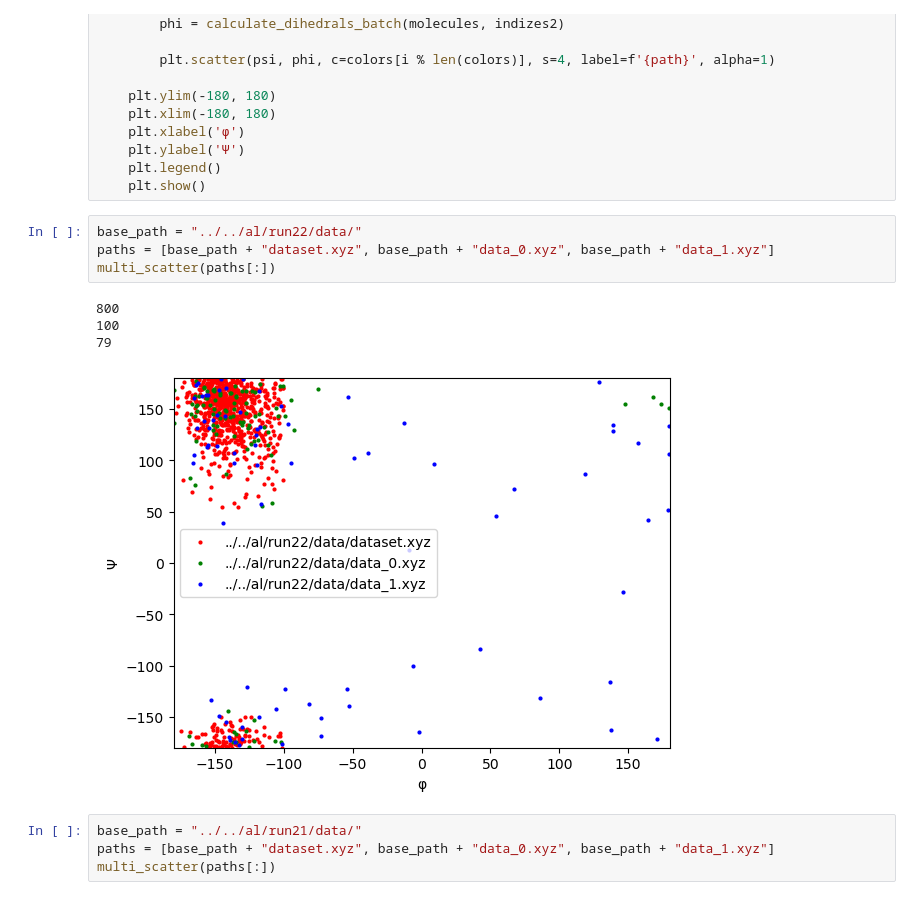
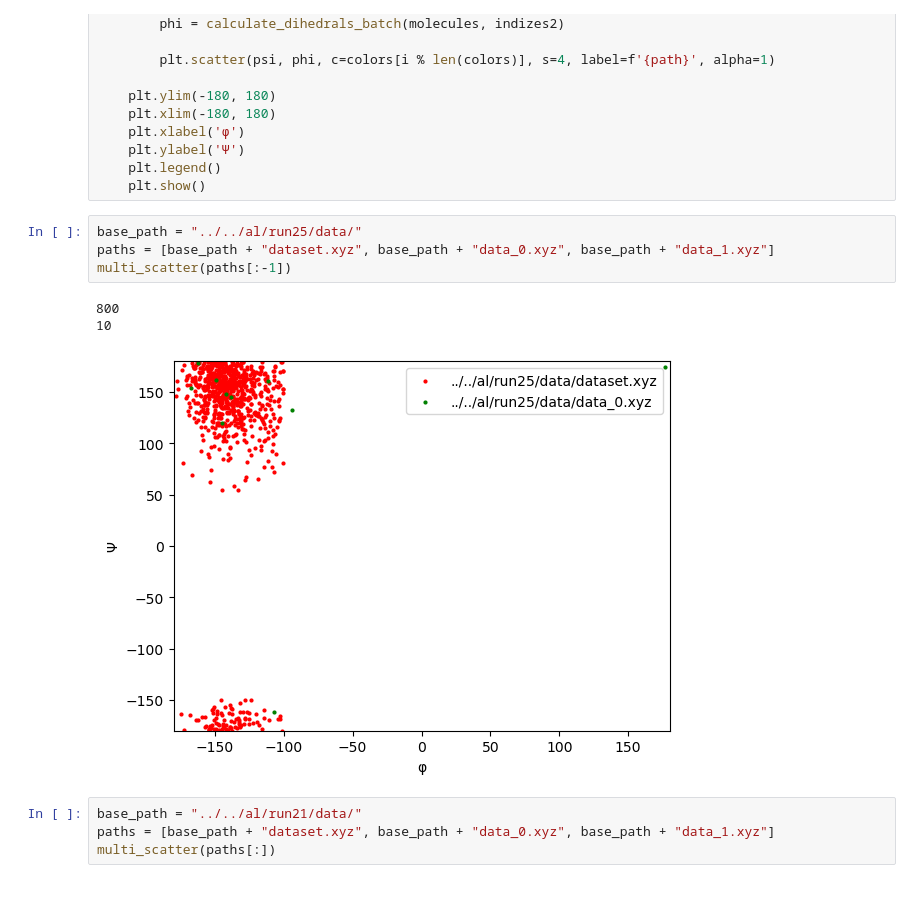
Before and after one commit to balu1029/gnn_uncertainty, a Jupyter notebook: datasets/helper/cv_visualizer.ipynb, the cells around one changed output. Saved outputs shown, nothing was run; the diff lists cells and outputs as text.

```diff
--- a/datasets/helper/cv_visualizer.ipynb
+++ b/datasets/helper/cv_visualizer.ipynb
@@ -189,14 +189,13 @@ def multi_scatter(paths):
     plt.legend()
     plt.show()
 # %%
-base_path = "../../al/run22/data/"
+base_path = "../../al/run25/data/"
 paths = [base_path + "dataset.xyz", base_path + "data_0.xyz", base_path + "data_1.xyz"]
-multi_scatter(paths[:])
+multi_scatter(paths[:-1])
 # %% [output]
 800
-100
-79
+10
-[figure, old version]
+[figure, new version]
 # %%
 base_path = "../../al/run21/data/"
 paths = [base_path + "dataset.xyz", base_path + "data_0.xyz", base_path + "data_1.xyz"]
```
Also changed, not shown: 11 other files.
